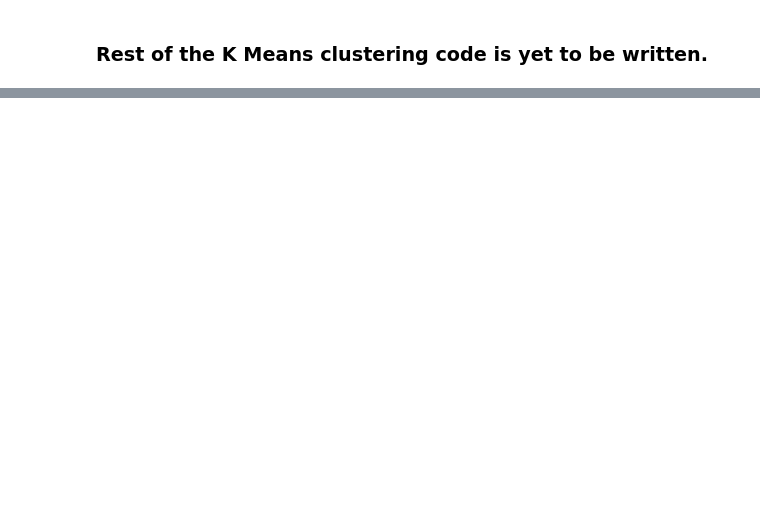
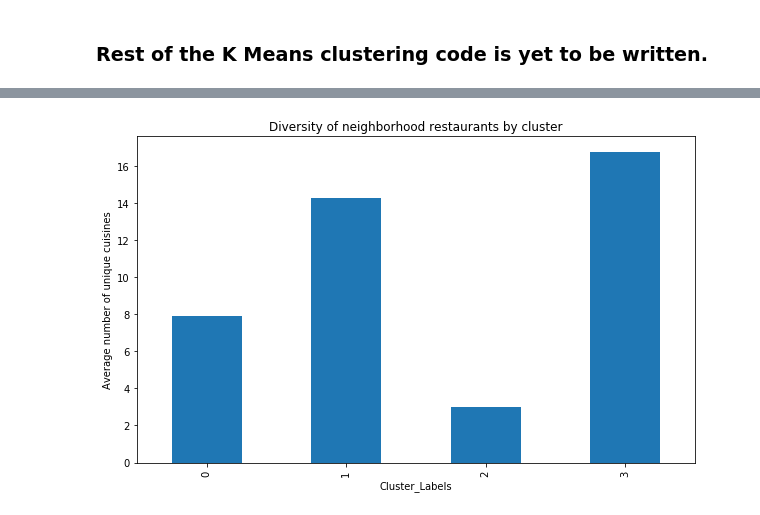
Before and after one commit to skarthik89/Coursera-Capstone, a Jupyter notebook: Final Capstone Project.ipynb, the cells around one changed output, grey strips where cells are left out. Cells and saved outputs as stored; diff of their text form; code cells hidden in the pictures; blank space fills up the shorter version.

```diff
--- a/Final Capstone Project.ipynb
+++ b/Final Capstone Project.ipynb
@@ -644,0 +945,2 @@ toronto_venues[toronto_venues['Venue Category'].str.contains("Restaurant")]
+# %%
+toronto_neighborhoods_summary = pd.merge(restaurants_diversity, neighborhood_upscale_levels, how='left', on='Neighborhood')
@@ -644,0 +974,8 @@ toronto_venues[toronto_venues['Venue Category'].str.contains("Restaurant")]
+# %%
+kclusters = 4
+
+toronto_neighborhoods_clustering = toronto_neighborhoods_summary
+
+kmeans = KMeans(n_clusters=kclusters, random_state=0).fit(toronto_neighborhoods_clustering)
+
+kmeans.labels_[0:10]
@@ -644,0 +989,3 @@ toronto_venues[toronto_venues['Venue Category'].str.contains("Restaurant")]
+# %%
+toronto_neighborhoods_clustering.insert(4, 'Cluster_Labels', kmeans.labels_)
+toronto_neighborhoods_clustering
@@ -644,0 +1036,7 @@ toronto_venues[toronto_venues['Venue Category'].str.contains("Restaurant")]
+# %%
+toronto_pivot = pd.pivot_table(toronto_neighborhoods_clustering, values = ['Total_Restaurants', 'Unique_Cuisines', 'Number_of_Indian_Restaurants', 'Price_Tier'], index = 'Cluster_Labels',
+                          aggfunc = np.average)
+
+# columns = 'Cluster_Labels',
+
+toronto_pivot
@@ -644,0 +1052,8 @@ toronto_venues[toronto_venues['Venue Category'].str.contains("Restaurant")]
+# %%
+df_unique_cuisines = toronto_pivot.loc[(0,1,2,3), 'Unique_Cuisines']
+df_unique_cuisines.plot(kind='bar', figsize=(10,6))
+plt.ylabel('Average number of unique cuisines') # add y-label to the plot
+plt.title('Diversity of neighborhood restaurants by cluster') # add title to the plot
+plt.show()
+# %% [output]
+[figure, added]
```
Also changed, not shown: parts of 50 cells of this notebook.
